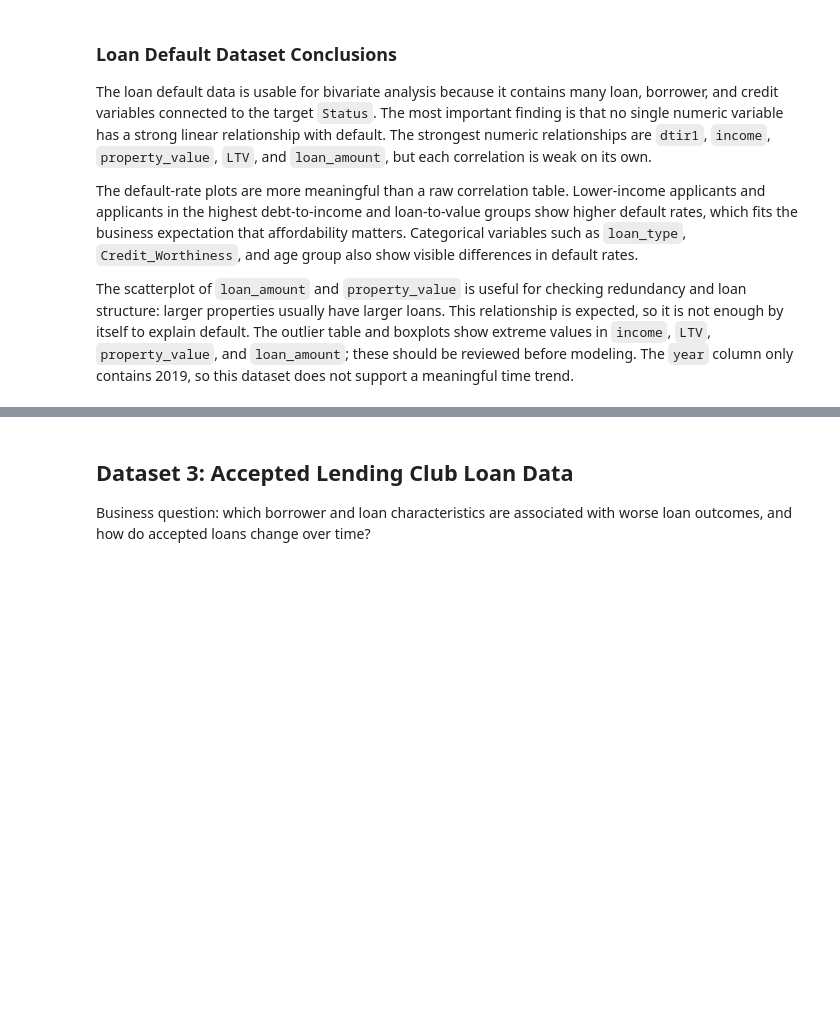
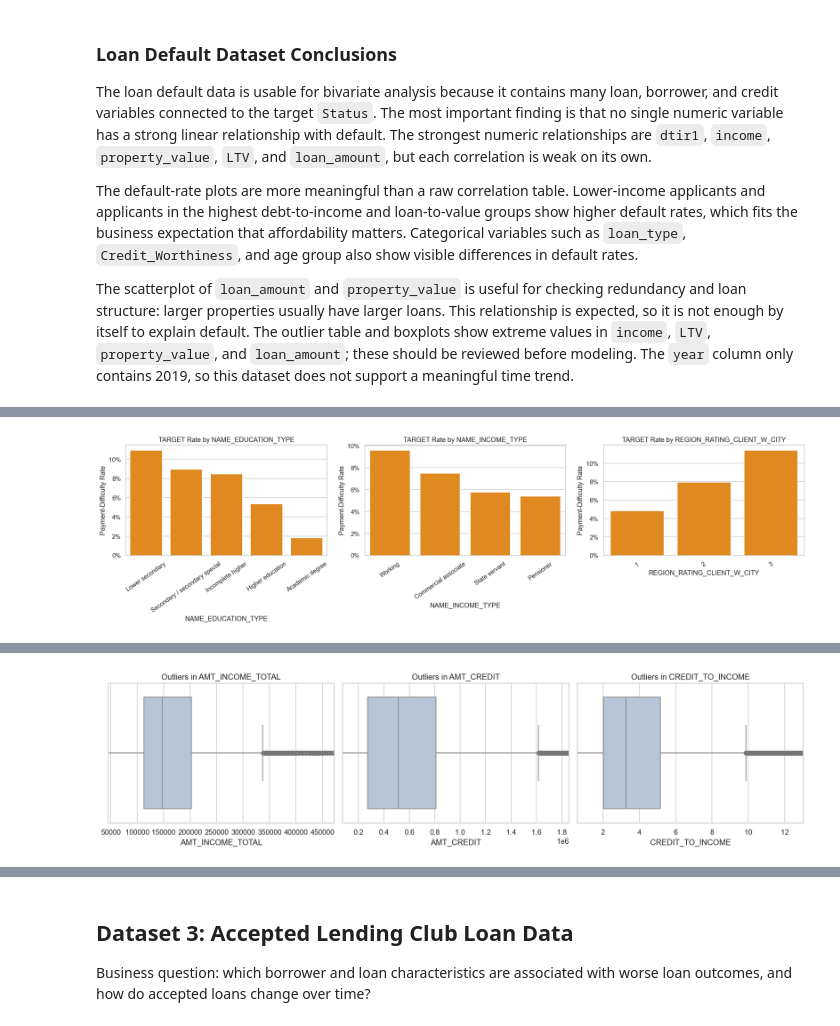
Before and after one commit to ckbaker78/AI_For_Leaders_Module-B-semester-2, a Jupyter notebook: Week6.ipynb, the cells around one changed output, grey strips where cells are left out. Saved outputs shown, nothing was run; the diff lists cells and outputs as text; code cells hidden in the pictures; blank space fills up the shorter version.

```diff
--- a/Week6.ipynb
+++ b/Week6.ipynb
@@ -545,0 +535,73 @@ Rubric points: there are no meaningful numeric correlations to report because `C
+# %%
+home_category_rates = []
+for column in ["CODE_GENDER", "NAME_EDUCATION_TYPE", "NAME_INCOME_TYPE", "NAME_CONTRACT_TYPE", "REGION_RATING_CLIENT_W_CITY"]:
+    grouped = (
+        home_credit_analysis
+        .dropna(subset=[column, "TARGET"])
+        .groupby(column)["TARGET"]
+        .agg(payment_difficulty_rate="mean", applicant_count="size")
+        .reset_index()
+        .rename(columns={column: "category"})
+    )
+    grouped["variable"] = column
+    home_category_rates.append(grouped)
+
+home_category_rates = pd.concat(home_category_rates, ignore_index=True)
+display(home_category_rates.sort_values("payment_difficulty_rate", ascending=False).head(20))
+
+fig, axes = plt.subplots(1, 3, figsize=(18, 5))
+for ax, column in zip(axes, ["NAME_EDUCATION_TYPE", "NAME_INCOME_TYPE", "REGION_RATING_CLIENT_W_CITY"]):
+    plot_data = home_category_rates[home_category_rates["variable"] == column].copy()
+    if column == "NAME_INCOME_TYPE":
+        plot_data = plot_data[plot_data["applicant_count"] >= 100].copy()
+    plot_data = plot_data.sort_values("payment_difficulty_rate", ascending=False)
+    sns.barplot(data=plot_data, x="category", y="payment_difficulty_rate", ax=ax, color="darkorange")
+    ax.set_title(f"TARGET Rate by {column}")
+    ax.set_xlabel(column)
+    ax.set_ylabel("Payment-Difficulty Rate")
+    ax.tick_params(axis="x", rotation=35)
+    ax.yaxis.set_major_formatter(plt.FuncFormatter(lambda value, _: f"{value:.0%}"))
+
+plt.tight_layout()
+plt.show()
+
+home_outlier_columns = [
+    "AMT_INCOME_TOTAL", "AMT_CREDIT", "AMT_ANNUITY", "AMT_GOODS_PRICE",
+    "CREDIT_TO_INCOME", "ANNUITY_TO_INCOME", "AGE_YEARS", "YEARS_EMPLOYED"
+]
+home_outlier_summary = []
+for column in home_outlier_columns:
+    values = home_credit_analysis[column].replace([np.inf, -np.inf], np.nan).dropna()
+    q1, q3 = values.quantile([0.25, 0.75])
+    iqr = q3 - q1
+    lower_bound = q1 - 1.5 * iqr
+    upper_bound = q3 + 1.5 * iqr
+    home_outlier_summary.append({
+        "column": column,
+        "median": values.median(),
+        "min": values.min(),
+        "max": values.max(),
+        "iqr_outliers": ((values < lower_bound) | (values > upper_bound)).sum(),
+        "upper_outlier_cutoff": upper_bound
+    })
+
+display(pd.DataFrame(home_outlier_summary))
+
+redundancy_checks = home_corr.loc[
+    ["AMT_CREDIT", "AMT_GOODS_PRICE", "REGION_RATING_CLIENT_W_CITY", "OBS_30_CNT_SOCIAL_CIRCLE"],
+    ["AMT_CREDIT", "AMT_GOODS_PRICE", "REGION_RATING_CLIENT_W_CITY", "OBS_30_CNT_SOCIAL_CIRCLE", "DEF_30_CNT_SOCIAL_CIRCLE"]
+]
+display(redundancy_checks)
+
+fig, axes = plt.subplots(1, 3, figsize=(15, 4))
+for ax, column in zip(axes, ["AMT_INCOME_TOTAL", "AMT_CREDIT", "CREDIT_TO_INCOME"]):
+    sns.boxplot(data=home_credit_analysis, x=column, ax=ax, color="lightsteelblue")
+    ax.set_title(f"Outliers in {column}")
+    ax.set_xlim(
+        home_credit_analysis[column].replace([np.inf, -np.inf], np.nan).quantile(0.01),
+        home_credit_analysis[column].replace([np.inf, -np.inf], np.nan).quantile(0.99)
+    )
+
+plt.tight_layout()
+plt.show()
+# %% [output]
@@ -545,0 +625 @@ Rubric points: there are no meaningful numeric correlations to report because `C
+[figure, added]
@@ -545,0 +640 @@ Rubric points: there are no meaningful numeric correlations to report because `C
+[figure, added]
```
Also changed, not shown: parts of 13 cells of this notebook, 5 other files.
